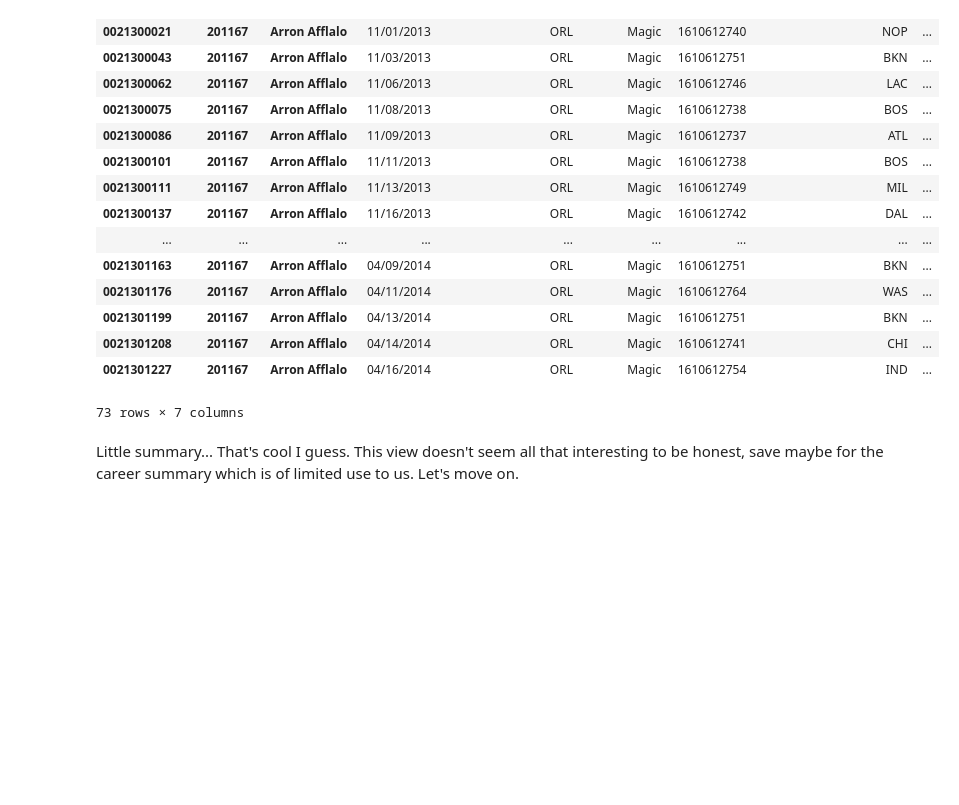
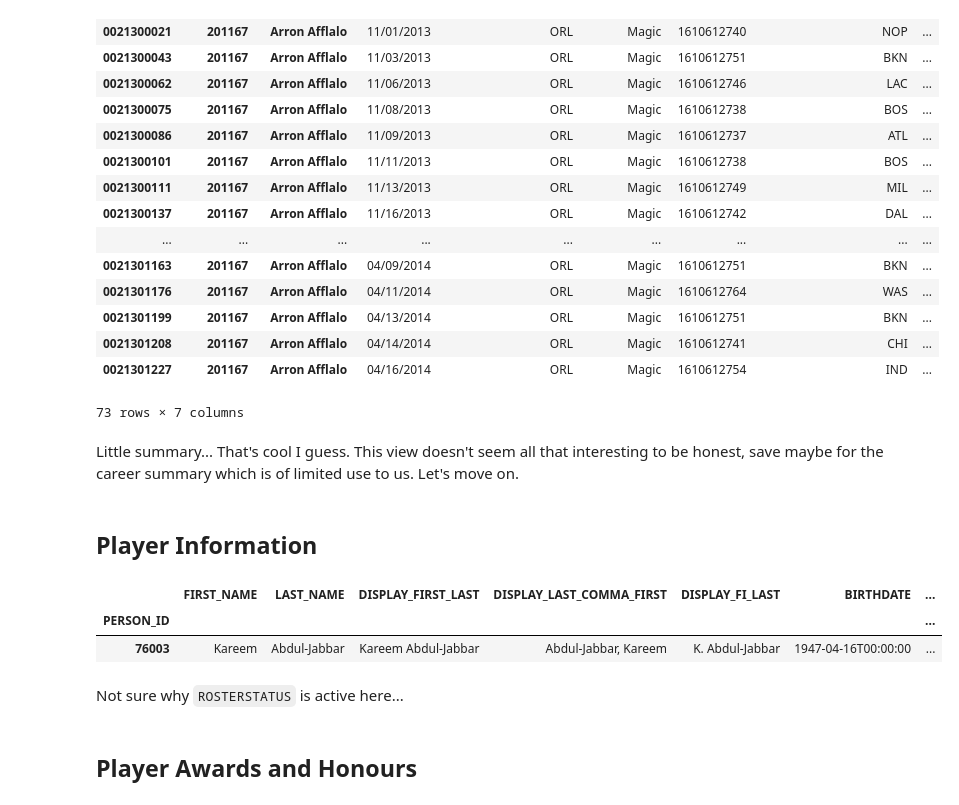
Before and after one commit to ltiao/notes, a Jupyter notebook: NBA Stat Resources.ipynb, the cells around one changed output. Saved outputs shown, nothing was run; the diff lists cells and outputs as text; code cells hidden in the pictures; blank space fills up the shorter version.

```diff
--- a/NBA Stat Resources.ipynb
+++ b/NBA Stat Resources.ipynb
@@ -13,4 +13,4 @@ params = {
     'Season': '2013-14',
     'SeasonType': 'Regular Season'
 }
-r = requests.get('http://stats.nba.com/stats/playergamelog', params=params); r.json()
+r = requests.get('http://stats.nba.com/stats/playergamelog', params=params)
@@ -76,4 +60,4 @@ params = {
     'Season': '2013-14',
     'IsOnlyCurrentSeason': 0
 }
-r = requests.get('http://stats.nba.com/stats/commonallplayers', params=params); r.json()
+r = requests.get('http://stats.nba.com/stats/commonallplayers', params=params)
@@ -239,3 +187,21 @@ result_dict[u'GraphGameList'].set_index(['GAME_ID', 'PLAYER_ID', 'PLAYER_NAME'])
 73 rows × 7 columns
 # %% [markdown]
 Little summary... That's cool I guess. This view doesn't seem all that interesting to be honest, save maybe for the career summary which is of limited use to us. Let's move on.
+# %% [markdown]
+## Player Information
+# %%
+params = {
+    'PlayerID': 76003 # Kareem Abdul-Jabbar
+}
+r = requests.get('http://stats.nba.com/stats/commonplayerinfo/', params=params)
+# %%
+data = r.json()[u'resultSets'][0]
+df = DataFrame(data[u'rowSet'], columns=data[u'headers']).set_index('PERSON_ID'); df
+# %% [output]
+|  | FIRST_NAME | LAST_NAME | DISPLAY_FIRST_LAST | DISPLAY_LAST_COMMA_FIRST | DISPLAY_FI_LAST | BIRTHDATE | ... |
+| PERSON_ID |  |  |  |  |  |  | ... |
+| 76003 | Kareem | Abdul-Jabbar | Kareem Abdul-Jabbar | Abdul-Jabbar, Kareem | K. Abdul-Jabbar | 1947-04-16T00:00:00 | ... |
+# %% [markdown]
+Not sure why `ROSTERSTATUS` is active here...
+# %% [markdown]
+## Player Awards and Honours
```
Also changed, not shown: parts of 13 cells of this notebook.
